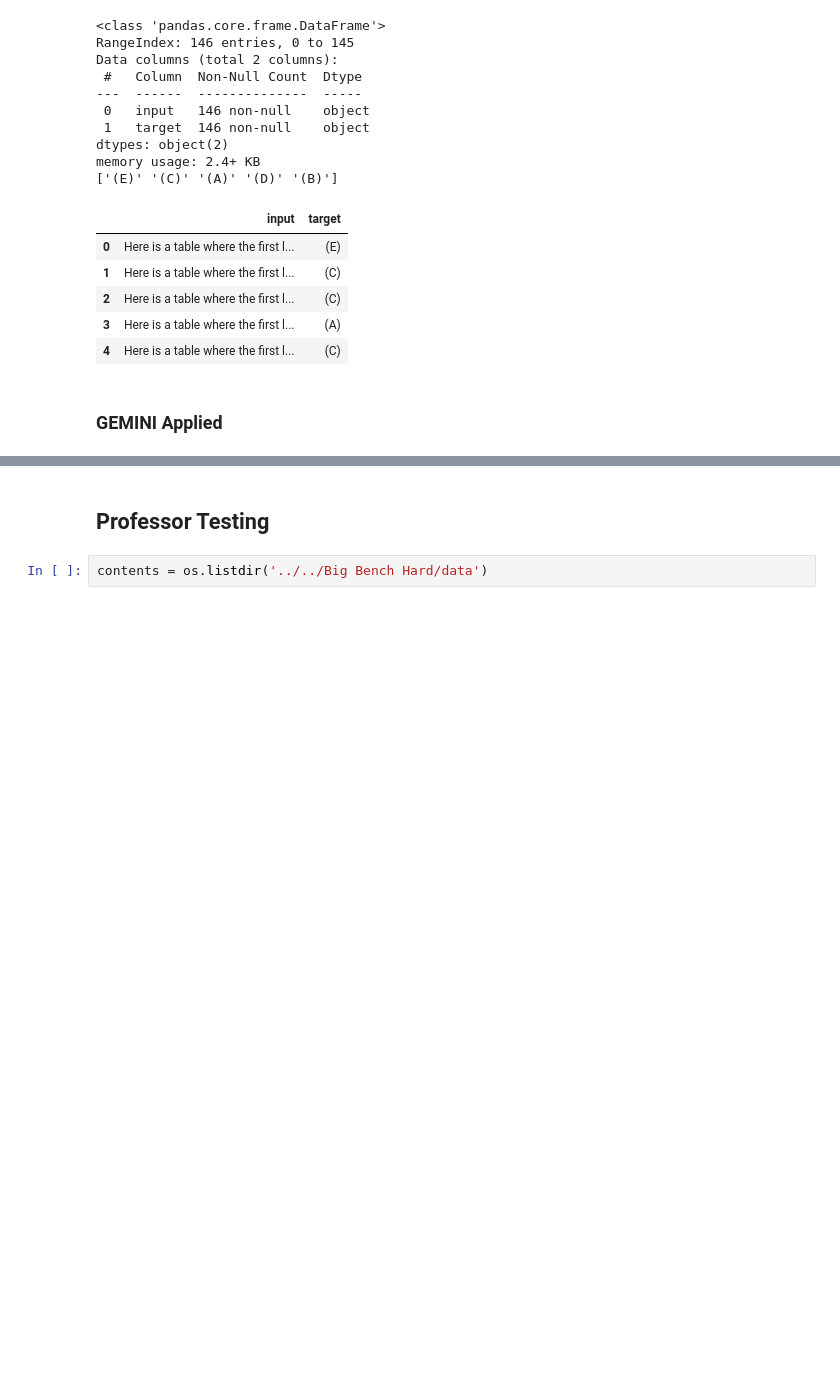
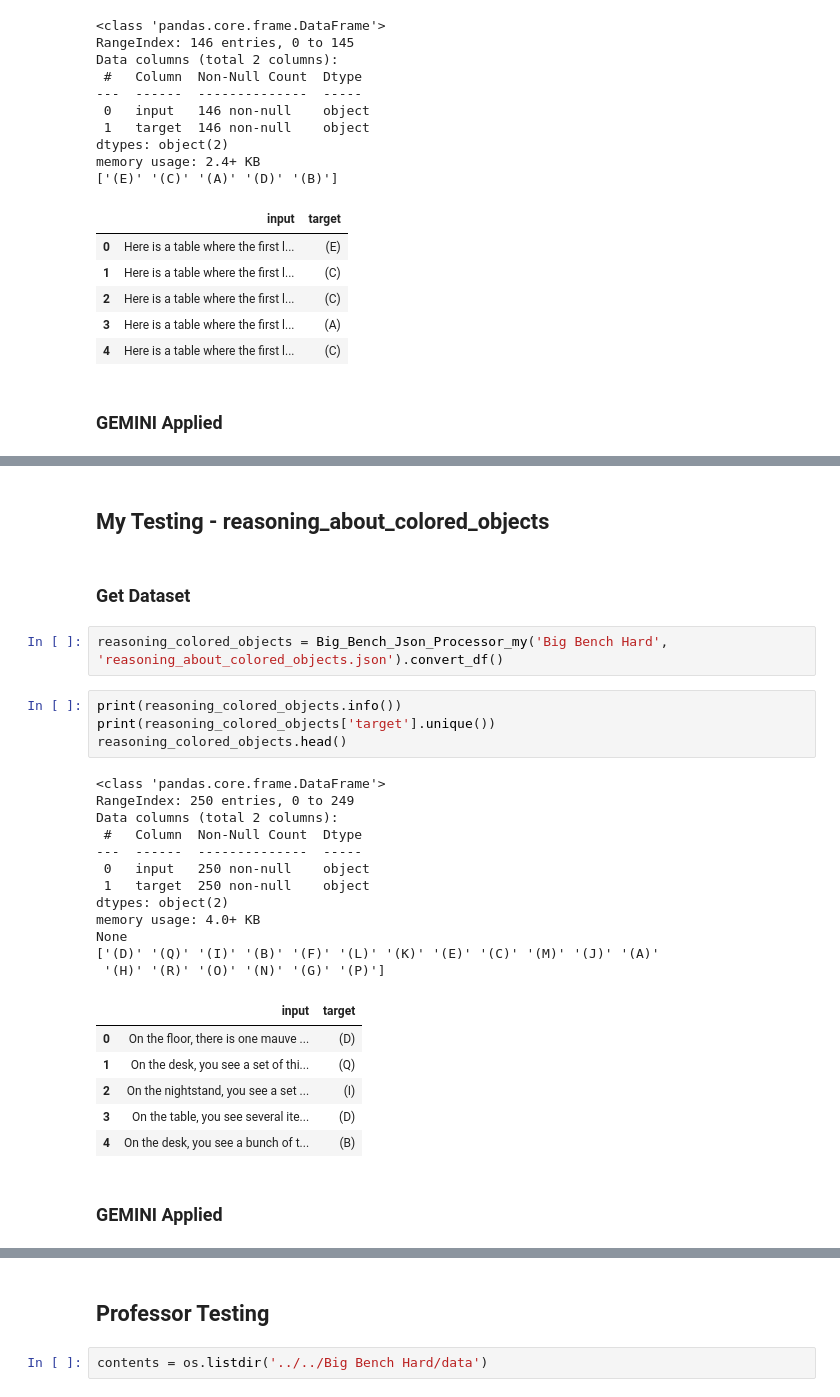
Before and after one commit to ezishr/Undergraduate-Research, a Jupyter notebook: Check points/Big Bench Hard/bigBenchHardEDA.ipynb, the cells around one changed output, grey strips where cells are left out. Cells and saved outputs as stored; diff of their text form; blank space fills up the shorter version.

Commit message:
more big bench hard gemini

```diff
--- a/Check points/Big Bench Hard/bigBenchHardEDA.ipynb
+++ b/Check points/Big Bench Hard/bigBenchHardEDA.ipynb
@@ -854,0 +872,31 @@ False
+# %% [markdown]
+## My Testing - reasoning_about_colored_objects
+# %% [markdown]
+### Get Dataset
+# %%
+reasoning_colored_objects = Big_Bench_Json_Processor_my('Big Bench Hard', 'reasoning_about_colored_objects.json').convert_df()
+# %%
+print(reasoning_colored_objects.info())
+print(reasoning_colored_objects['target'].unique())
+reasoning_colored_objects.head()
+# %% [output]
+<class 'pandas.core.frame.DataFrame'>
+RangeIndex: 250 entries, 0 to 249
+Data columns (total 2 columns):
+ #   Column  Non-Null Count  Dtype
+---  ------  --------------  -----
+ 0   input   250 non-null    object
+ 1   target  250 non-null    object
+dtypes: object(2)
+memory usage: 4.0+ KB
+None
+['(D)' '(Q)' '(I)' '(B)' '(F)' '(L)' '(K)' '(E)' '(C)' '(M)' '(J)' '(A)'
+ '(H)' '(R)' '(O)' '(N)' '(G)' '(P)']
+|  | input | target |
+| 0 | On the floor, there is one mauve ... | (D) |
+| 1 | On the desk, you see a set of thi... | (Q) |
+| 2 | On the nightstand, you see a set ... | (I) |
+| 3 | On the table, you see several ite... | (D) |
+| 4 | On the desk, you see a bunch of t... | (B) |
+# %% [markdown]
+### GEMINI Applied
```
Also changed, not shown: parts of 31 cells of this notebook, 8 other files.
